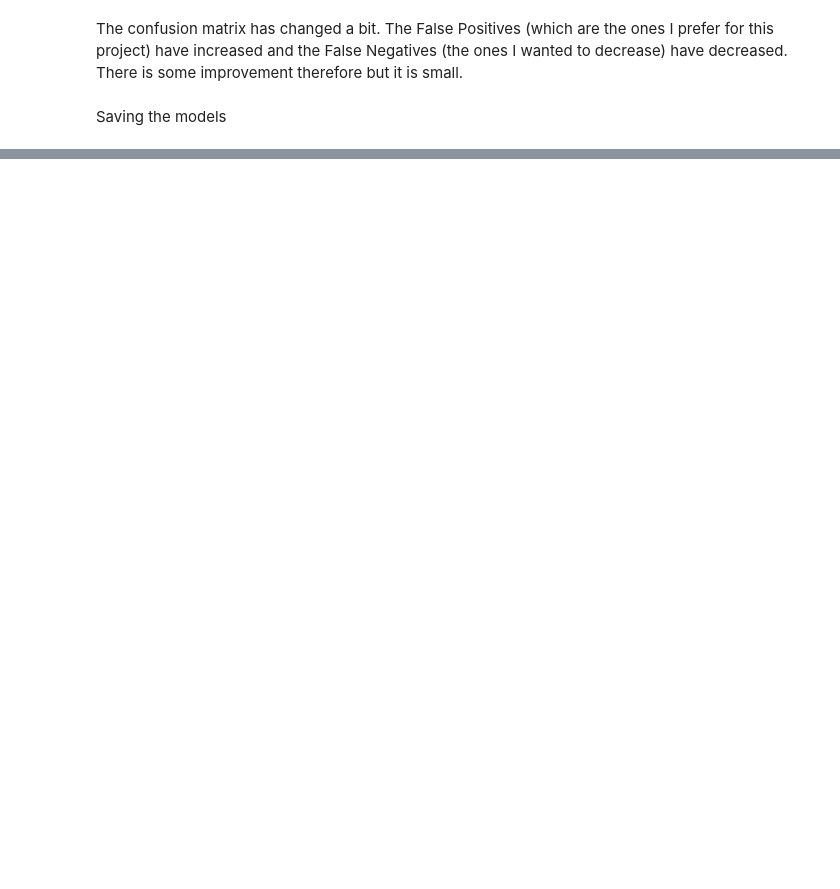
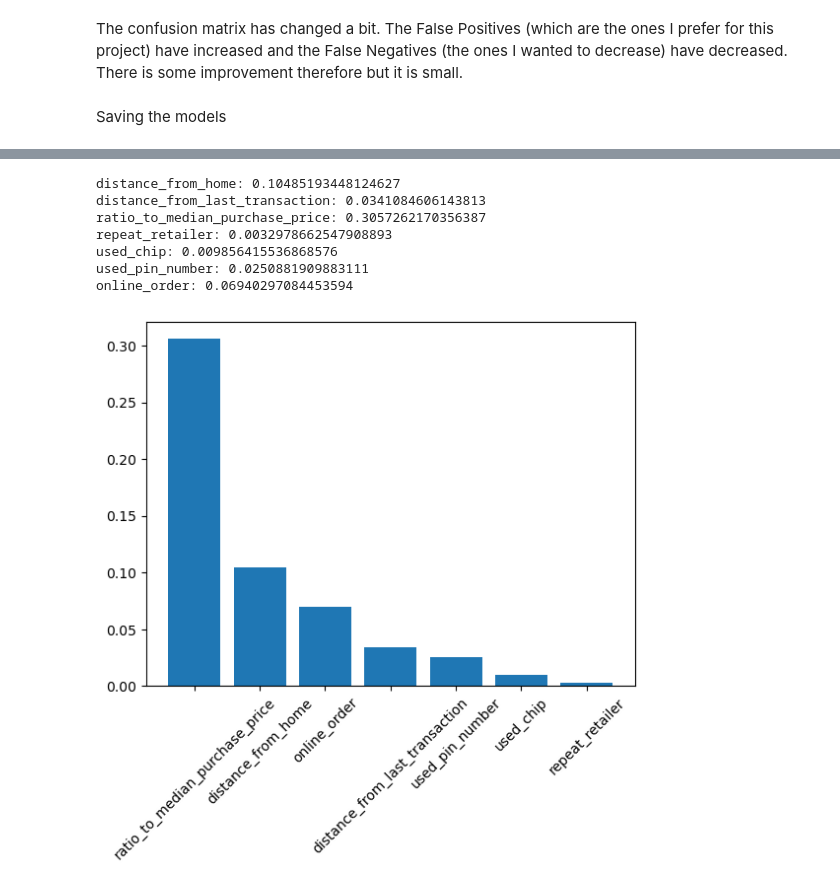
Before and after one commit to Ankourii/Fraud_prediction, a Jupyter notebook: notebooks/model.ipynb, the cells around one changed output, grey strips where cells are left out. Saved outputs shown, nothing was run; the diff lists cells and outputs as text; code cells hidden in the pictures; blank space fills up the shorter version.

```diff
--- a/notebooks/model.ipynb
+++ b/notebooks/model.ipynb
@@ -325,0 +405,20 @@ Saving the models
+# %%
+# Calculate permutation feature importance
+perm_importance = permutation_importance(model, X_test, y_test, n_repeats=30, random_state=42)
+
+for feature, importance in zip(X.columns, perm_importance.importances_mean):
+    print(f"{feature}: {importance}")
+
+sorted_idx = perm_importance.importances_mean.argsort()[::-1]
+plt.bar(range(X.shape[1]), perm_importance.importances_mean[sorted_idx])
+plt.xticks(range(X.shape[1]), X.columns[sorted_idx], rotation=45)
+plt.show()
+# %% [output]
+distance_from_home: 0.10485193448124627
+distance_from_last_transaction: 0.0341084606143813
+ratio_to_median_purchase_price: 0.3057262170356387
+repeat_retailer: 0.0032978662547908893
+used_chip: 0.009856415536868576
+used_pin_number: 0.0250881909883111
+online_order: 0.06940297084453594
+[figure, added]
```
Also changed, not shown: parts of 15 cells of this notebook, 3 other files.
